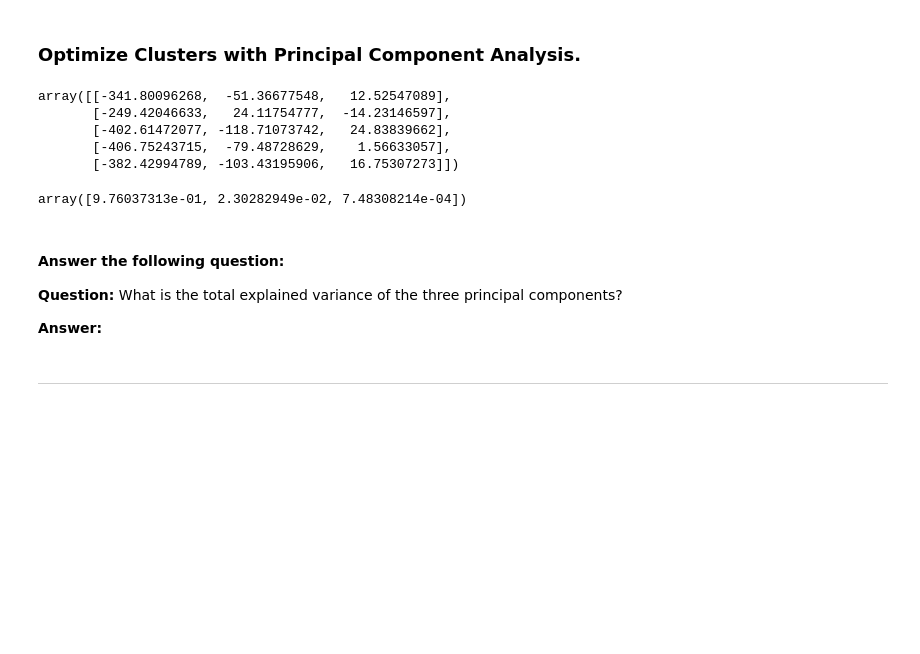
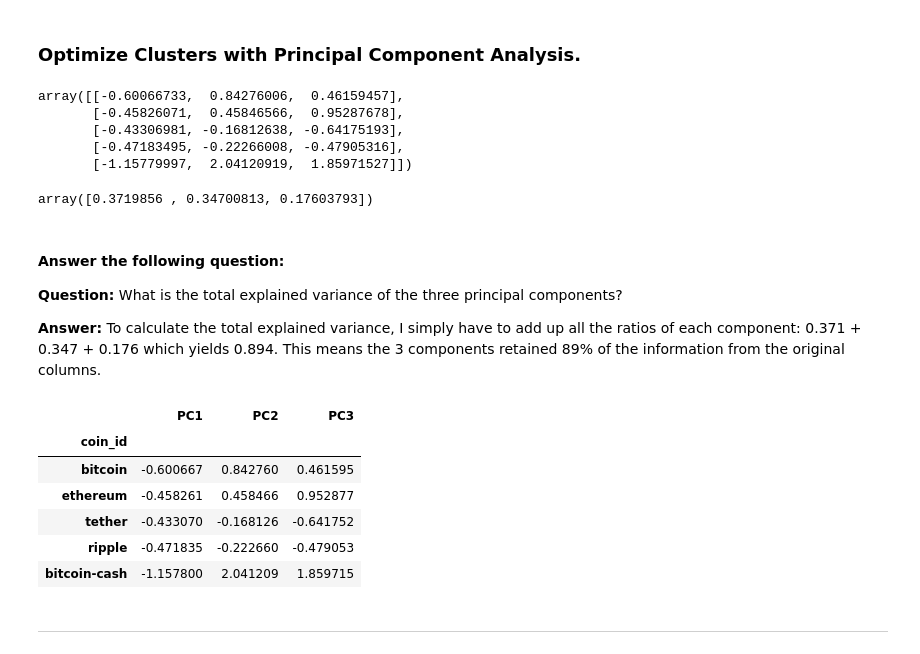
Before and after one commit to dcheung0720/CryptoClustering, a Jupyter notebook: Crypto_Clustering.ipynb, the cells around one changed output. Drawn from its saved outputs; the diff is of its cells as text; code cells hidden in the pictures; blank space fills up the shorter version.

Commit message:
finished comparing PCA and just scaled no PCA

```diff
--- a/Crypto_Clustering.ipynb
+++ b/Crypto_Clustering.ipynb
@@ -181,40 +183,49 @@ pca = PCA(n_components = 3)
 # %%
 # Use the PCA model with `fit_transform` to reduce to
 # three principal components.
-pca_comps = pca.fit_transform(df_market_data)
+pca_comps = pca.fit_transform(df_market_data_scaled)
 
 # View the first five rows of the DataFrame.
 pca_comps[:5]
 # %% [output]
-array([[-341.80096268,  -51.36677548,   12.52547089],
-       [-249.42046633,   24.11754777,  -14.23146597],
-       [-402.61472077, -118.71073742,   24.83839662],
-       [-406.75243715,  -79.48728629,    1.56633057],
-       [-382.42994789, -103.43195906,   16.75307273]])
+array([[-0.60066733,  0.84276006,  0.46159457],
+       [-0.45826071,  0.45846566,  0.95287678],
+       [-0.43306981, -0.16812638, -0.64175193],
+       [-0.47183495, -0.22266008, -0.47905316],
+       [-1.15779997,  2.04120919,  1.85971527]])
 # %%
 # Retrieve the explained variance to determine how much information
 # can be attributed to each principal component.
 pca.explained_variance_ratio_
 # %% [output]
-array([9.76037313e-01, 2.30282949e-02, 7.48308214e-04])
+array([0.3719856 , 0.34700813, 0.17603793])
 # %% [markdown]
 #### Answer the following question:
 
 **Question:** What is the total explained variance of the three principal components?
 
-**Answer:**
+**Answer:** To calculate the total explained variance, I simply have to add up all the ratios of each component: 0.371 + 0.347 + 0.176 which yields 0.894. This means the 3 components retained 89% of the information from the original columns.
 # %%
 # Create a new DataFrame with the PCA data.
 
 # Creating a DataFrame with the PCA data
-
+PCA_df = pd.DataFrame(pca_comps, columns=["PC1", "PC2", "PC3"])
 # Copy the crypto names from the original data
-
+crypto_names = df_market_data.index
 
 # Set the coinid column as index
-
+PCA_df.index = crypto_names
 
 # Display sample data
+PCA_df.head()
+# %% [output]
+|  | PC1 | PC2 | PC3 |
+| coin_id |  |  |  |
+| bitcoin | -0.600667 | 0.842760 | 0.461595 |
+| ethereum | -0.458261 | 0.458466 | 0.952877 |
+| tether | -0.433070 | -0.168126 | -0.641752 |
+| ripple | -0.471835 | -0.222660 | -0.479053 |
+| bitcoin-cash | -1.157800 | 2.041209 | 1.859715 |
 # %% [markdown]
 ---
 # %% [markdown]
```
Also changed, not shown: parts of 15 cells of this notebook.
